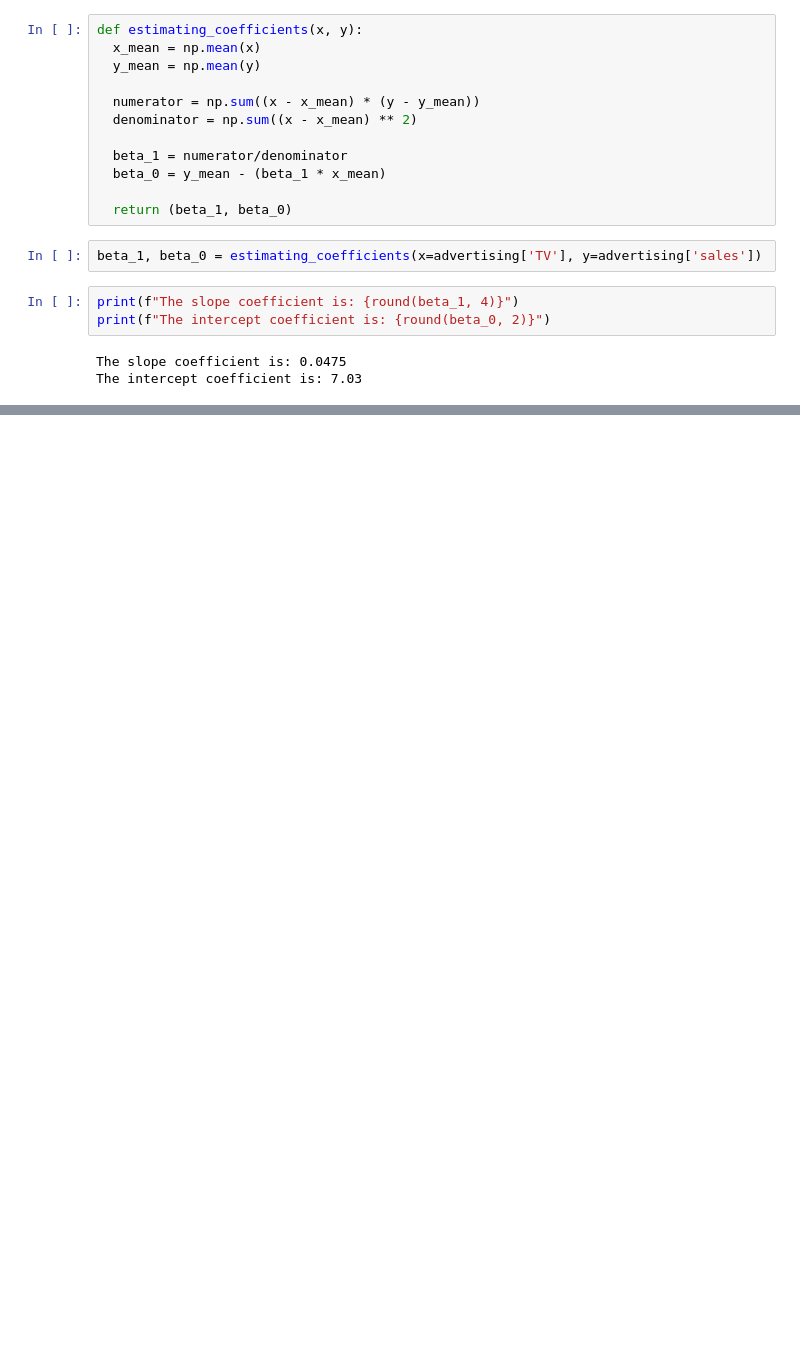
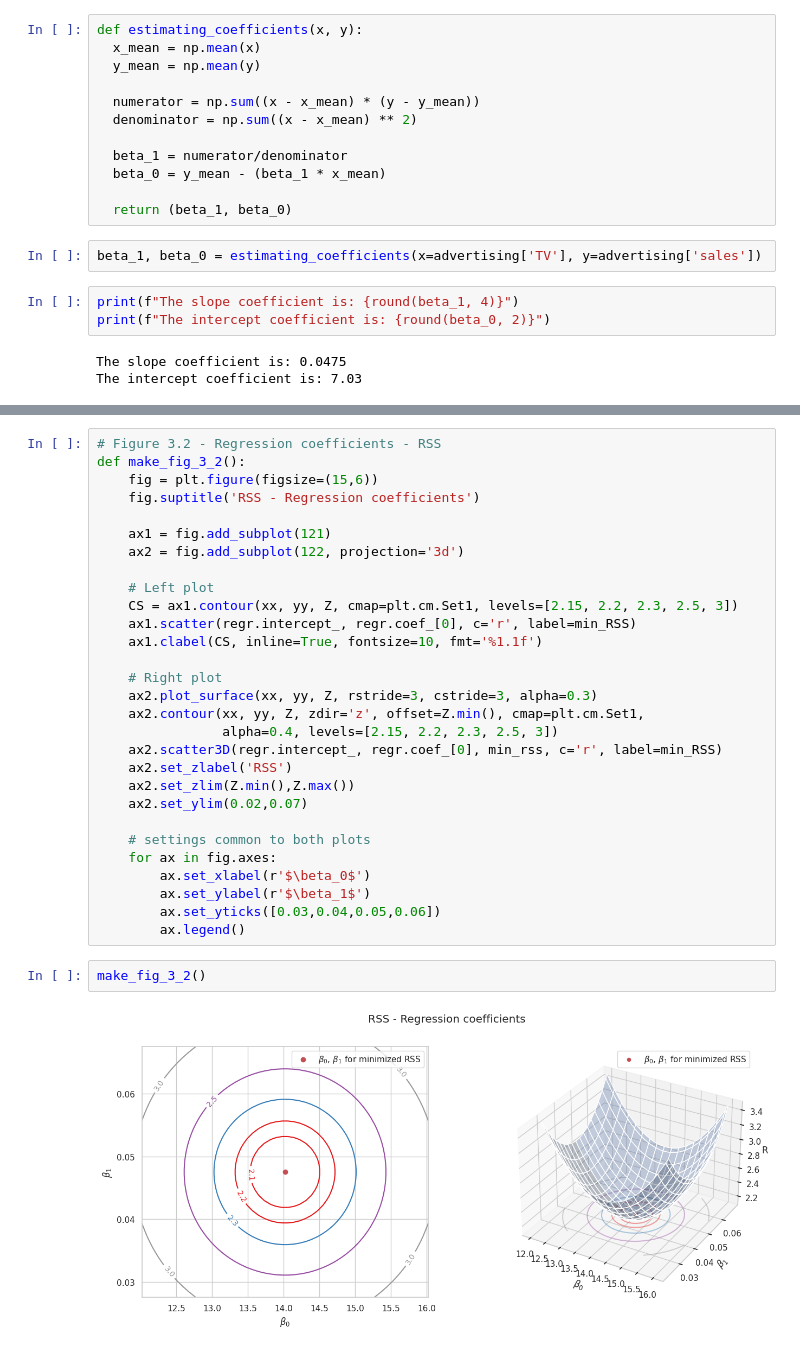
Before and after one commit to jmacedo91/Studying-ISLP, a Jupyter notebook: Chapter_3_Linear_Regression.ipynb, the cells around one changed output, grey strips where cells are left out. Cells and saved outputs as stored; diff of their text form; blank space fills up the shorter version.

```diff
--- a/Chapter_3_Linear_Regression.ipynb
+++ b/Chapter_3_Linear_Regression.ipynb
@@ -128,0 +178,33 @@ plot_linear_regression(x=advertising['TV'], y=advertising['sales'], x_label='TV'
+# %%
+# Figure 3.2 - Regression coefficients - RSS
+def make_fig_3_2():
+    fig = plt.figure(figsize=(15,6))
+    fig.suptitle('RSS - Regression coefficients')
+
+    ax1 = fig.add_subplot(121)
+    ax2 = fig.add_subplot(122, projection='3d')
+
+    # Left plot
+    CS = ax1.contour(xx, yy, Z, cmap=plt.cm.Set1, levels=[2.15, 2.2, 2.3, 2.5, 3])
+    ax1.scatter(regr.intercept_, regr.coef_[0], c='r', label=min_RSS)
+    ax1.clabel(CS, inline=True, fontsize=10, fmt='%1.1f')
+
+    # Right plot
+    ax2.plot_surface(xx, yy, Z, rstride=3, cstride=3, alpha=0.3)
+    ax2.contour(xx, yy, Z, zdir='z', offset=Z.min(), cmap=plt.cm.Set1,
+                alpha=0.4, levels=[2.15, 2.2, 2.3, 2.5, 3])
+    ax2.scatter3D(regr.intercept_, regr.coef_[0], min_rss, c='r', label=min_RSS)
+    ax2.set_zlabel('RSS')
+    ax2.set_zlim(Z.min(),Z.max())
+    ax2.set_ylim(0.02,0.07)
+
+    # settings common to both plots
+    for ax in fig.axes:
+        ax.set_xlabel(r'$\beta_0$')
+        ax.set_ylabel(r'$\beta_1$')
+        ax.set_yticks([0.03,0.04,0.05,0.06])
+        ax.legend()
+# %%
+make_fig_3_2()
+# %% [output]
+[figure, added]
```
Also changed, not shown: parts of 17 cells of this notebook.
